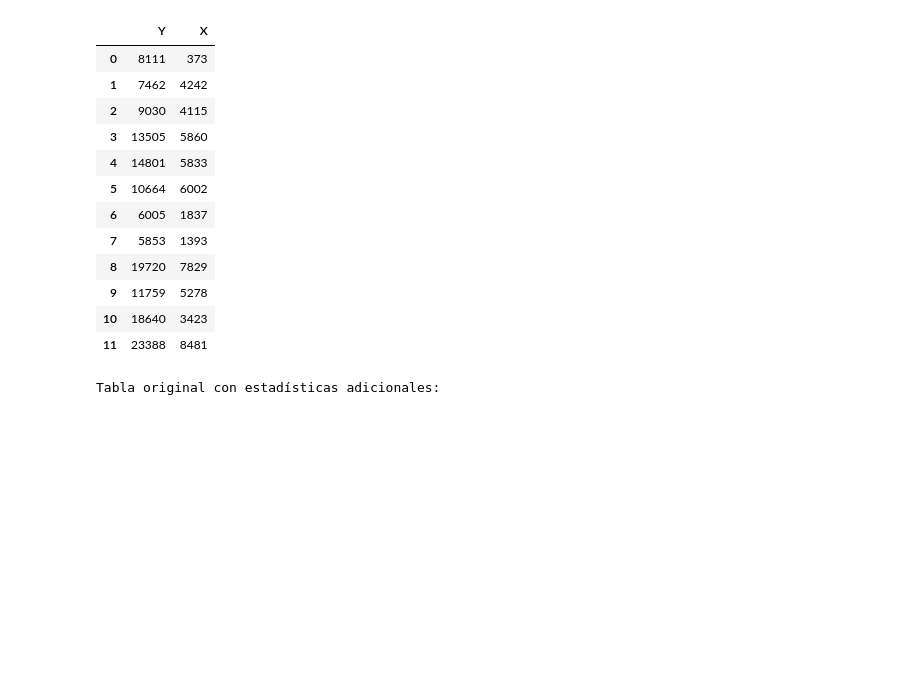
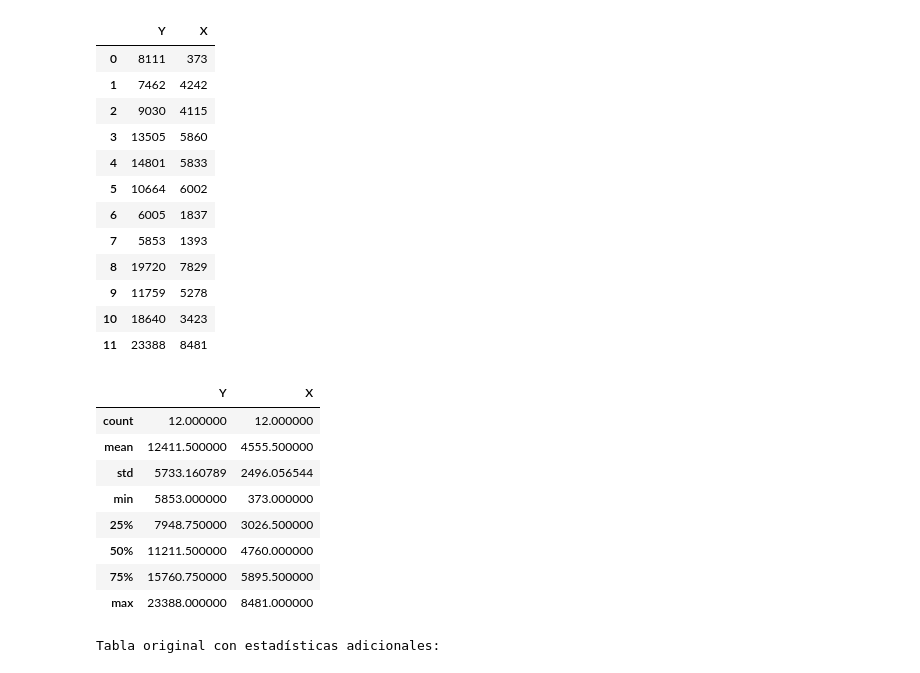
Before and after one commit to 22277527/MTV_MartinezOrtsHugo, a Jupyter notebook: Modulo 1 Linear Regression/ejercicio.ipynb, the cells around one changed output. Cells and saved outputs as stored; diff of their text form; code cells hidden in the pictures; blank space fills up the shorter version.

```diff
--- a/Modulo 1 Linear Regression/ejercicio.ipynb
+++ b/Modulo 1 Linear Regression/ejercicio.ipynb
@@ -45,6 +45,18 @@ display(df)
 | 9 | 11759 | 5278 |
 | 10 | 18640 | 3423 |
 | 11 | 23388 | 8481 |
+# %%
+df.describe()
+# %% [output]
+|  | Y | X |
+| count | 12.000000 | 12.000000 |
+| mean | 12411.500000 | 4555.500000 |
+| std | 5733.160789 | 2496.056544 |
+| min | 5853.000000 | 373.000000 |
+| 25% | 7948.750000 | 3026.500000 |
+| 50% | 11211.500000 | 4760.000000 |
+| 75% | 15760.750000 | 5895.500000 |
+| max | 23388.000000 | 8481.000000 |
 # %%
 fig_table = go.Figure(data=[go.Table(
     header=dict(values=list(df.columns),
```
Also changed, not shown: 3 other files.
